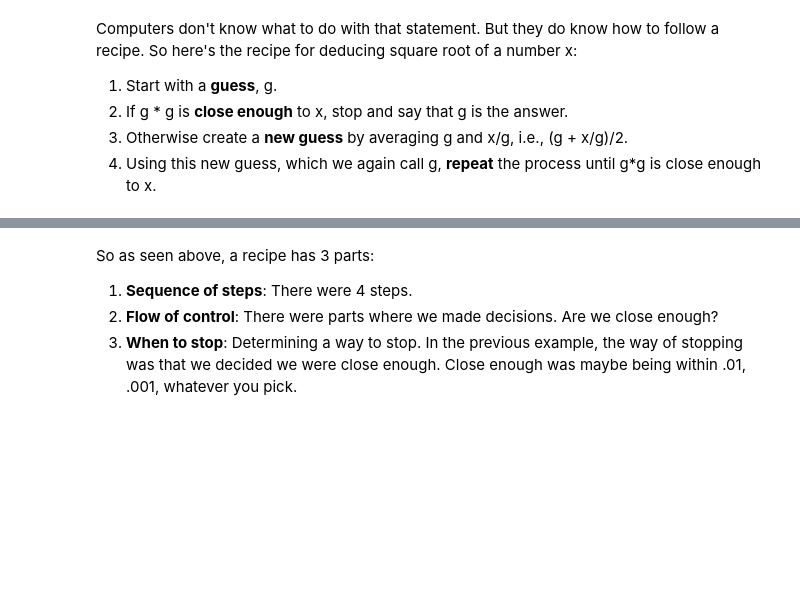
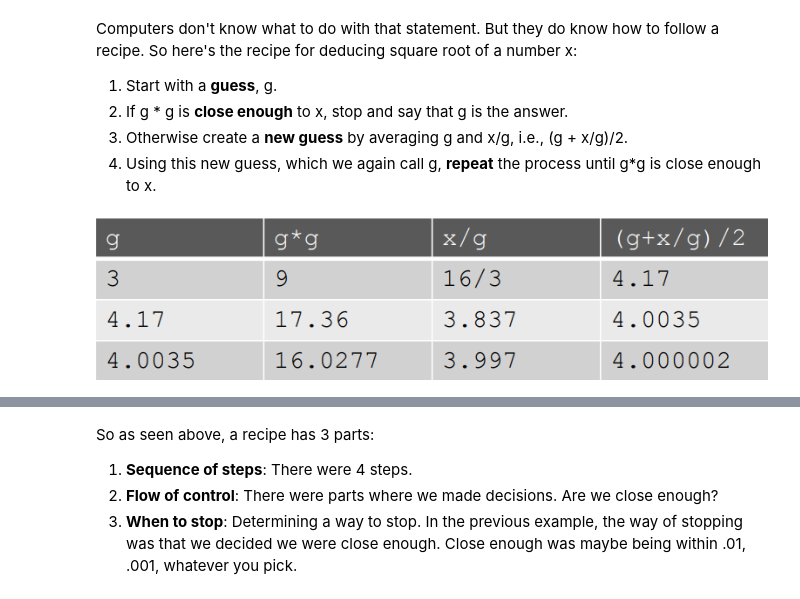
Before and after one commit to eashahabib/Foundation-Course, a Jupyter notebook: Chapter 1. Programming/Module 0. Programming I/1.0.0. What is computation.ipynb, the cells around one changed output, grey strips where cells are left out. Cells and saved outputs as stored; diff of their text form; code cells hidden in the pictures; blank space fills up the shorter version.

Commit message:
modified images for private repo

```diff
--- a/Chapter 1. Programming/Module 0. Programming I/1.0.0. What is computation.ipynb
+++ b/Chapter 1. Programming/Module 0. Programming I/1.0.0. What is computation.ipynb
@@ -41,4 +42,9 @@ Computers don't know what to do with that statement. But they do know how to fol
 2. If g * g is **close enough** to x, stop and say that g is the answer.
 3. Otherwise create a **new guess** by averaging g and x/g, i.e., (g	+	x/g)/2.
 4. Using this new guess, which we again call g, **repeat** the process until g*g is close enough to x.
+# %%
+# square_root
+display(Image(filename='images/square_root_ex.png', embed=True))
+# %% [output]
+[figure, added]
 # %% [markdown]
```
Also changed, not shown: parts of 16 cells of this notebook.
